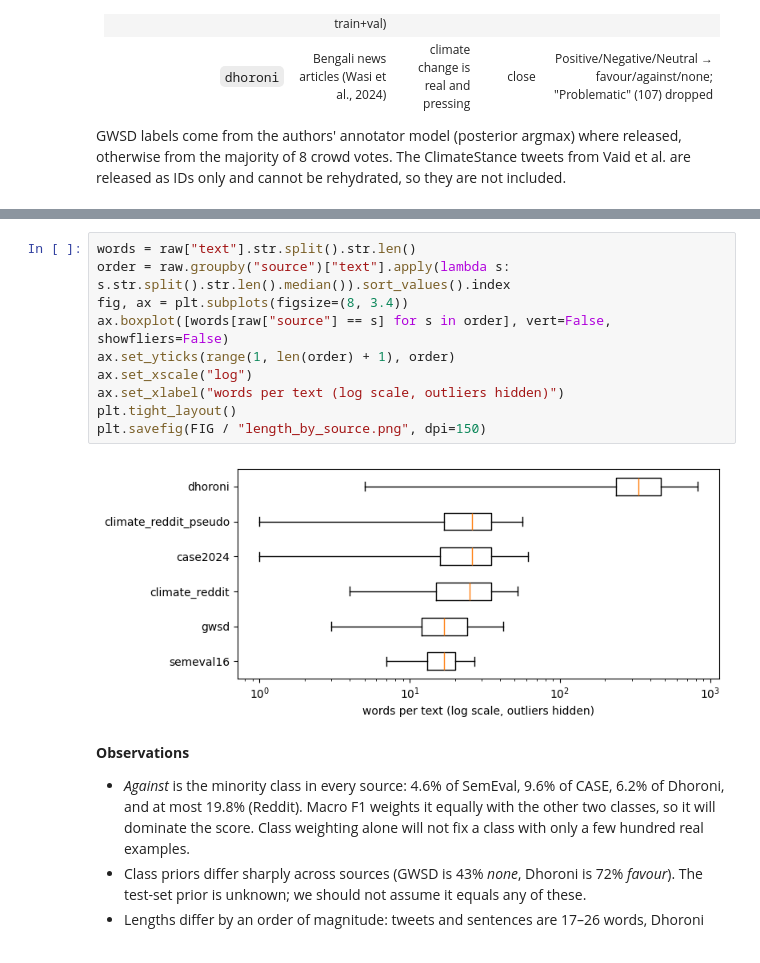
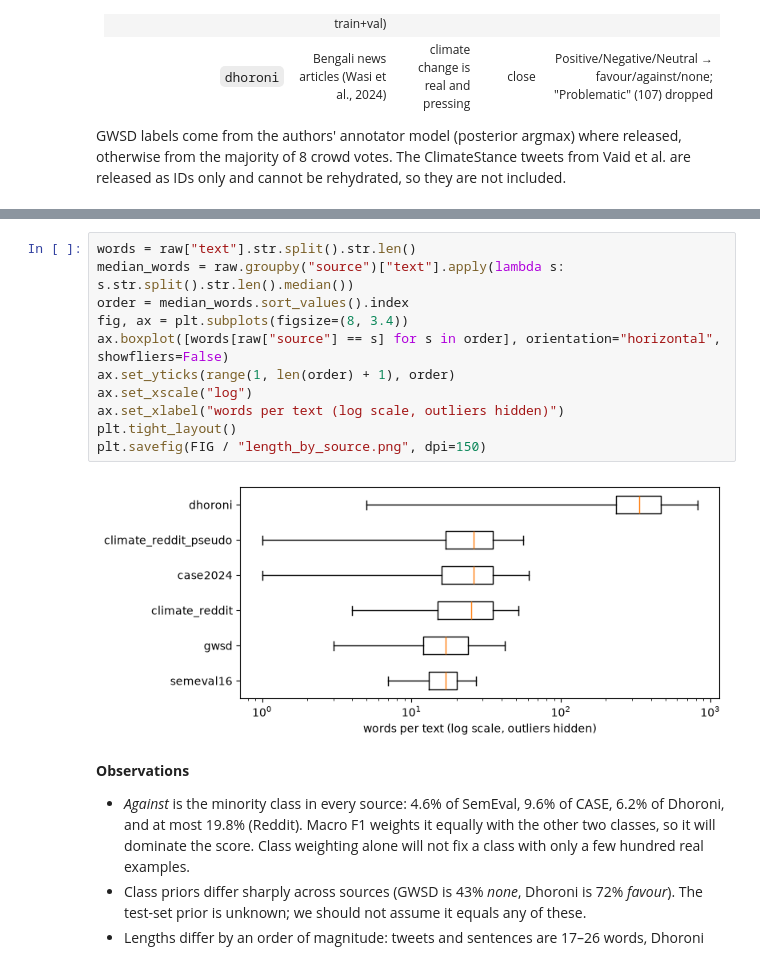
Before and after one commit to Aakash25-11-04/Climate_Stance_Indic, a Jupyter notebook: notebooks/01_data_exploration.ipynb, the cells around one changed output, grey strips where cells are left out. Cells and saved outputs as stored; diff of their text form.

```diff
--- a/notebooks/01_data_exploration.ipynb
+++ b/notebooks/01_data_exploration.ipynb
@@ -83,16 +94,17 @@ plt.savefig(FIG / "class_distribution.png", dpi=150)
 [figure]
 # %%
 words = raw["text"].str.split().str.len()
-order = raw.groupby("source")["text"].apply(lambda s: s.str.split().str.len().median()).sort_values().index
+median_words = raw.groupby("source")["text"].apply(lambda s: s.str.split().str.len().median())
+order = median_words.sort_values().index
 fig, ax = plt.subplots(figsize=(8, 3.4))
-ax.boxplot([words[raw["source"] == s] for s in order], vert=False, showfliers=False)
+ax.boxplot([words[raw["source"] == s] for s in order], orientation="horizontal", showfliers=False)
 ax.set_yticks(range(1, len(order) + 1), order)
 ax.set_xscale("log")
 ax.set_xlabel("words per text (log scale, outliers hidden)")
 plt.tight_layout()
 plt.savefig(FIG / "length_by_source.png", dpi=150)
 # %% [output]
-[figure, old version]
+[figure, new version]
 # %% [markdown]
 **Observations**
 
```
Also changed, not shown: parts of 8 cells of this notebook, 8 other files.
